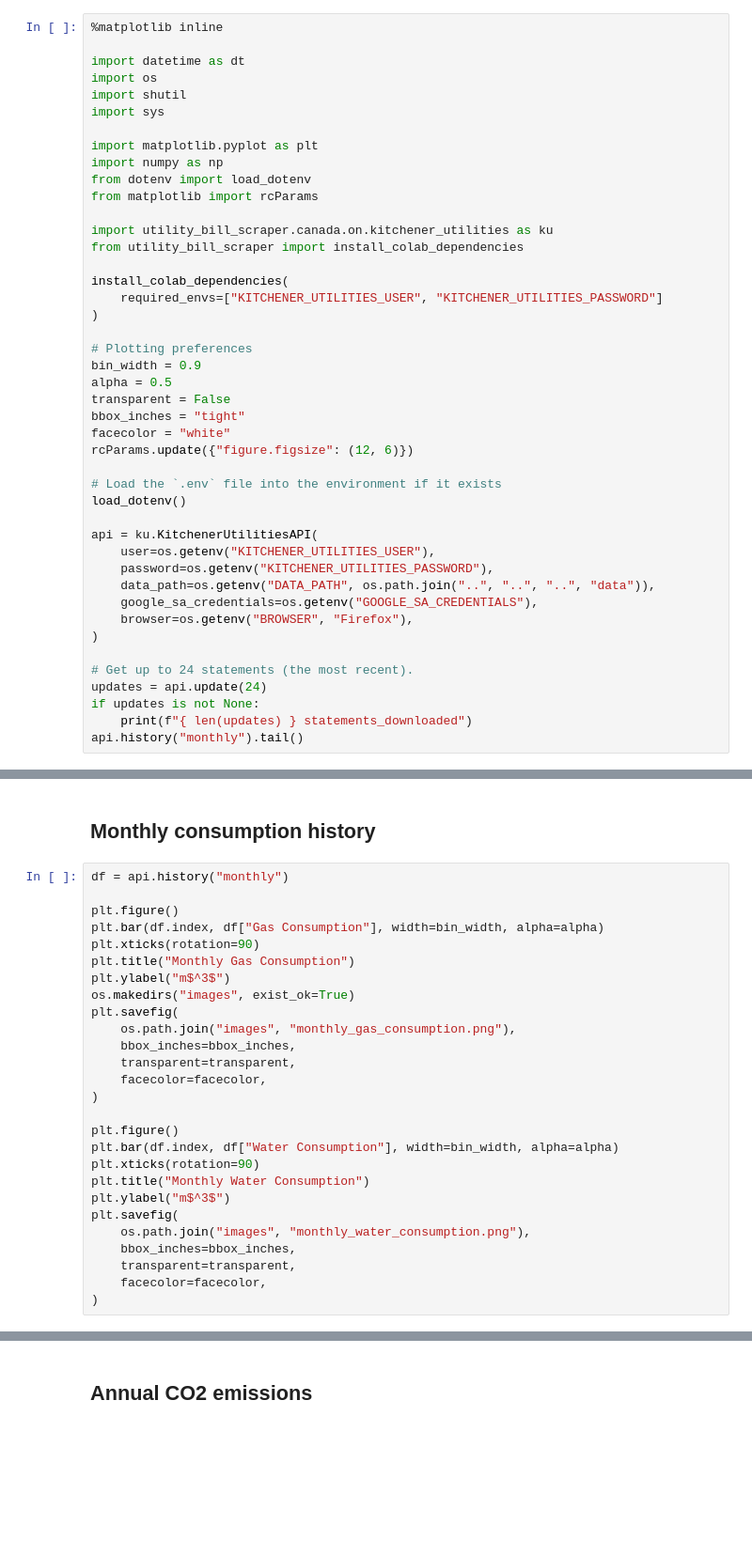
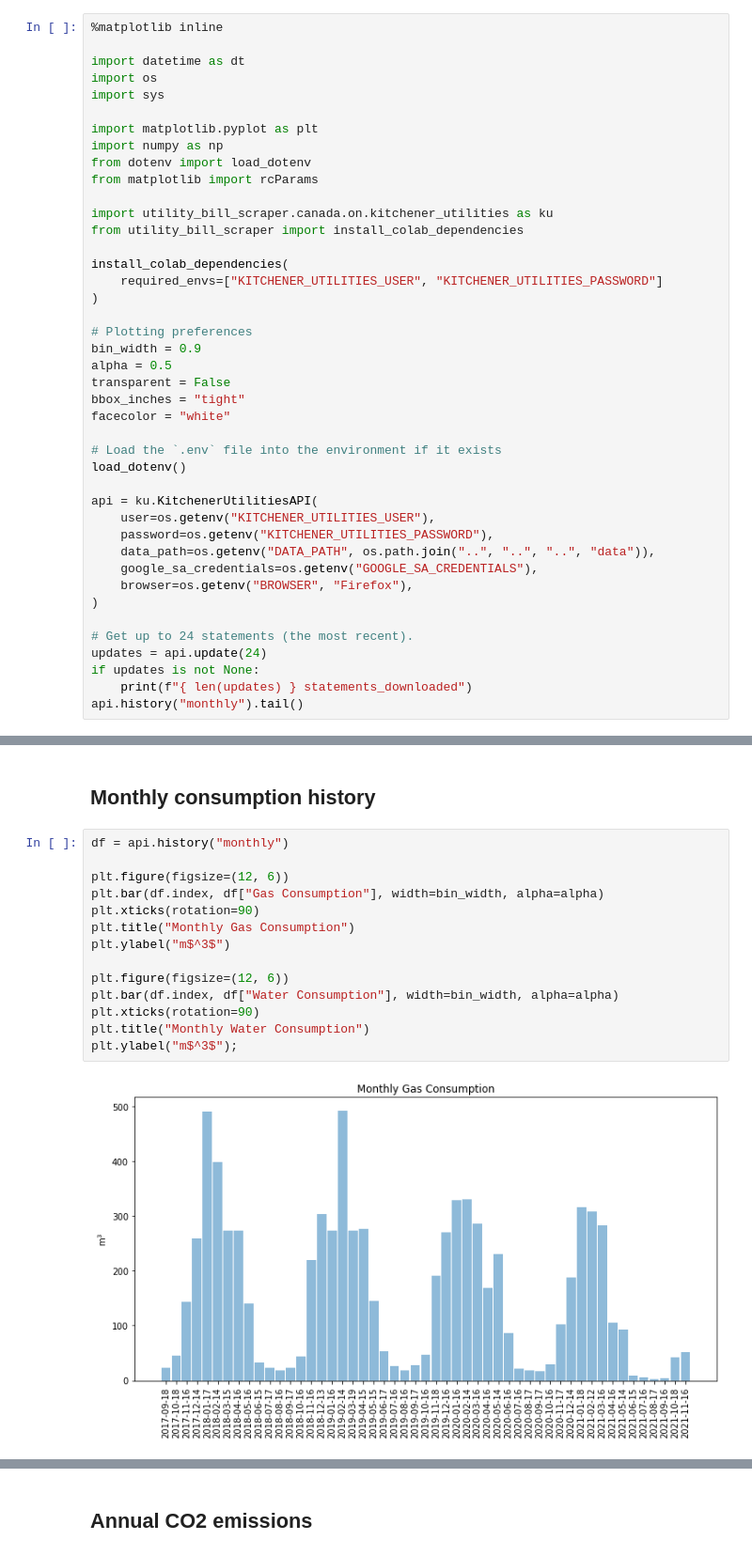
Before and after one commit to ryanfobel/utility-bill-scraper, a Jupyter notebook: notebooks/canada/on/kitchener_utilities.ipynb, the cells around one changed output, grey strips where cells are left out. Shown at 94% size. Cells and saved outputs as stored; diff of their text form; blank space fills up the shorter version.

Commit message:
Update plotting to work with colab

```diff
--- a/notebooks/canada/on/kitchener_utilities.ipynb
+++ b/notebooks/canada/on/kitchener_utilities.ipynb
@@ -35,7 +37,6 @@ Run the rest of the cells in the notebook (press `SHIFT`+`ENTER` to run each cel
 
 import datetime as dt
 import os
-import shutil
 import sys
 
 import matplotlib.pyplot as plt
@@ -56,7 +57,6 @@ alpha = 0.5
 transparent = False
 bbox_inches = "tight"
 facecolor = "white"
-rcParams.update({"figure.figsize": (12, 6)})
 
 # Load the `.env` file into the environment if it exists
 load_dotenv()
@@ -81,27 +90,16 @@ api.history("monthly").tail()
 # %%
 df = api.history("monthly")
 
-plt.figure()
+plt.figure(figsize=(12, 6))
 plt.bar(df.index, df["Gas Consumption"], width=bin_width, alpha=alpha)
 plt.xticks(rotation=90)
 plt.title("Monthly Gas Consumption")
 plt.ylabel("m$^3$")
-os.makedirs("images", exist_ok=True)
-plt.savefig(
-    os.path.join("images", "monthly_gas_consumption.png"),
-    bbox_inches=bbox_inches,
-    transparent=transparent,
-    facecolor=facecolor,
-)
 
-plt.figure()
+plt.figure(figsize=(12, 6))
 plt.bar(df.index, df["Water Consumption"], width=bin_width, alpha=alpha)
 plt.xticks(rotation=90)
 plt.title("Monthly Water Consumption")
-plt.ylabel("m$^3$")
-plt.savefig(
-    os.path.join("images", "monthly_water_consumption.png"),
-    bbox_inches=bbox_inches,
-    transparent=transparent,
-    facecolor=facecolor,
-)
+plt.ylabel("m$^3$");
+# %% [output]
+[figure, added]
```
Also changed, not shown: parts of 5 cells of this notebook, 2 other files.
